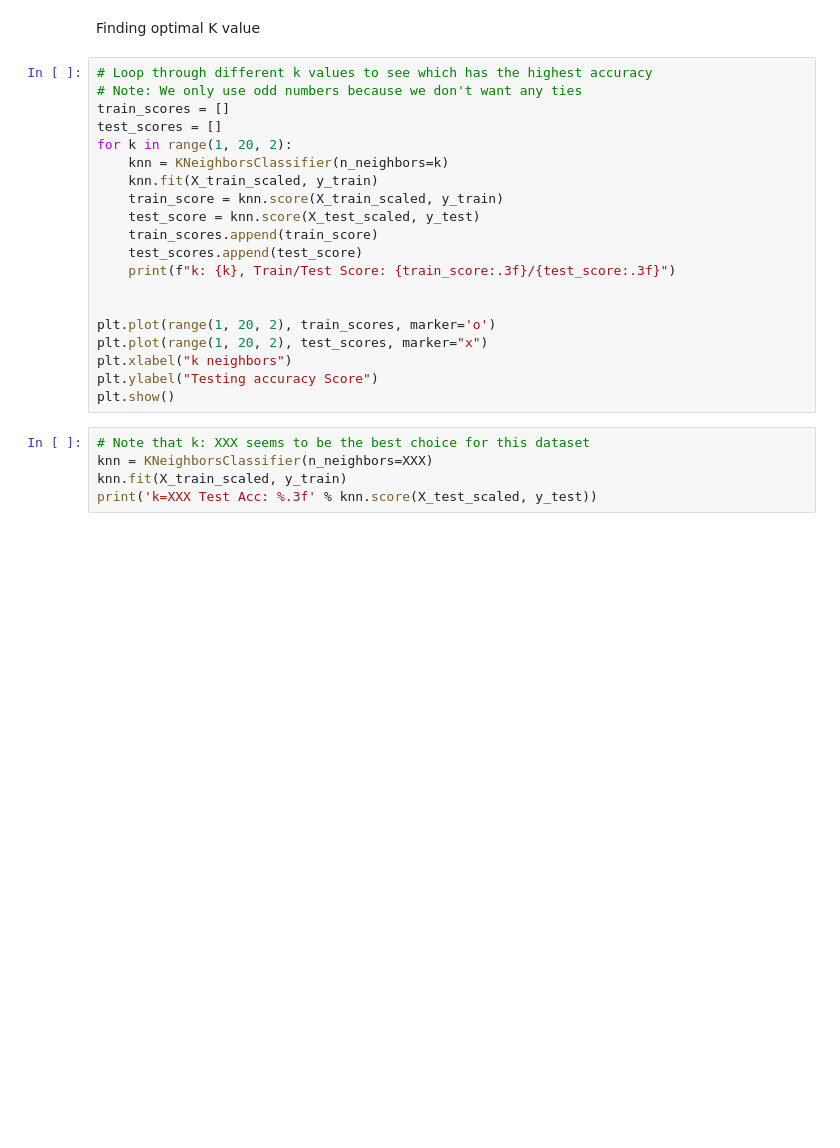
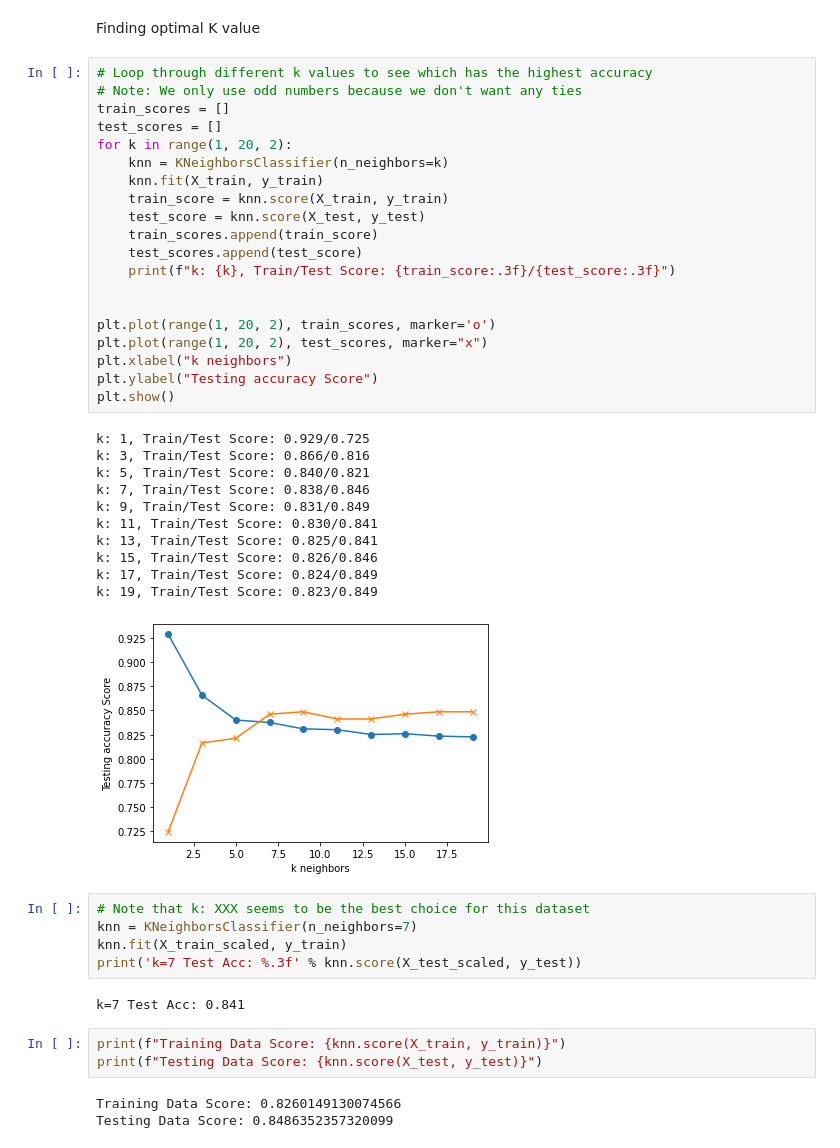
Before and after one commit to rarconaut/Project_3_Group_2, a Jupyter notebook: Rawaf/Project_3_Rawaf.ipynb, the cells around one changed output. Saved outputs shown, nothing was run; the diff lists cells and outputs as text; blank space fills up the shorter version.

```diff
--- a/Rawaf/Project_3_Rawaf.ipynb
+++ b/Rawaf/Project_3_Rawaf.ipynb
@@ -255,25 +332,45 @@ Finding optimal K value
 # %%
 # Loop through different k values to see which has the highest accuracy
 # Note: We only use odd numbers because we don't want any ties
 train_scores = []
 test_scores = []
 for k in range(1, 20, 2):
     knn = KNeighborsClassifier(n_neighbors=k)
-    knn.fit(X_train_scaled, y_train)
-    train_score = knn.score(X_train_scaled, y_train)
-    test_score = knn.score(X_test_scaled, y_test)
+    knn.fit(X_train, y_train)
+    train_score = knn.score(X_train, y_train)
+    test_score = knn.score(X_test, y_test)
     train_scores.append(train_score)
     test_scores.append(test_score)
     print(f"k: {k}, Train/Test Score: {train_score:.3f}/{test_score:.3f}")
 
 
 plt.plot(range(1, 20, 2), train_scores, marker='o')
 plt.plot(range(1, 20, 2), test_scores, marker="x")
 plt.xlabel("k neighbors")
 plt.ylabel("Testing accuracy Score")
 plt.show()
+# %% [output]
+k: 1, Train/Test Score: 0.929/0.725
+k: 3, Train/Test Score: 0.866/0.816
+k: 5, Train/Test Score: 0.840/0.821
+k: 7, Train/Test Score: 0.838/0.846
+k: 9, Train/Test Score: 0.831/0.849
+k: 11, Train/Test Score: 0.830/0.841
+k: 13, Train/Test Score: 0.825/0.841
+k: 15, Train/Test Score: 0.826/0.846
+k: 17, Train/Test Score: 0.824/0.849
+k: 19, Train/Test Score: 0.823/0.849
+[figure, added]
 # %%
 # Note that k: XXX seems to be the best choice for this dataset
-knn = KNeighborsClassifier(n_neighbors=XXX)
+knn = KNeighborsClassifier(n_neighbors=7)
 knn.fit(X_train_scaled, y_train)
-print('k=XXX Test Acc: %.3f' % knn.score(X_test_scaled, y_test))
+print('k=7 Test Acc: %.3f' % knn.score(X_test_scaled, y_test))
+# %% [output]
+k=7 Test Acc: 0.841
+# %%
+print(f"Training Data Score: {knn.score(X_train, y_train)}")
+print(f"Testing Data Score: {knn.score(X_test, y_test)}")
+# %% [output]
+Training Data Score: 0.8260149130074566
+Testing Data Score: 0.8486352357320099
```
Also changed, not shown: parts of 18 cells of this notebook.
